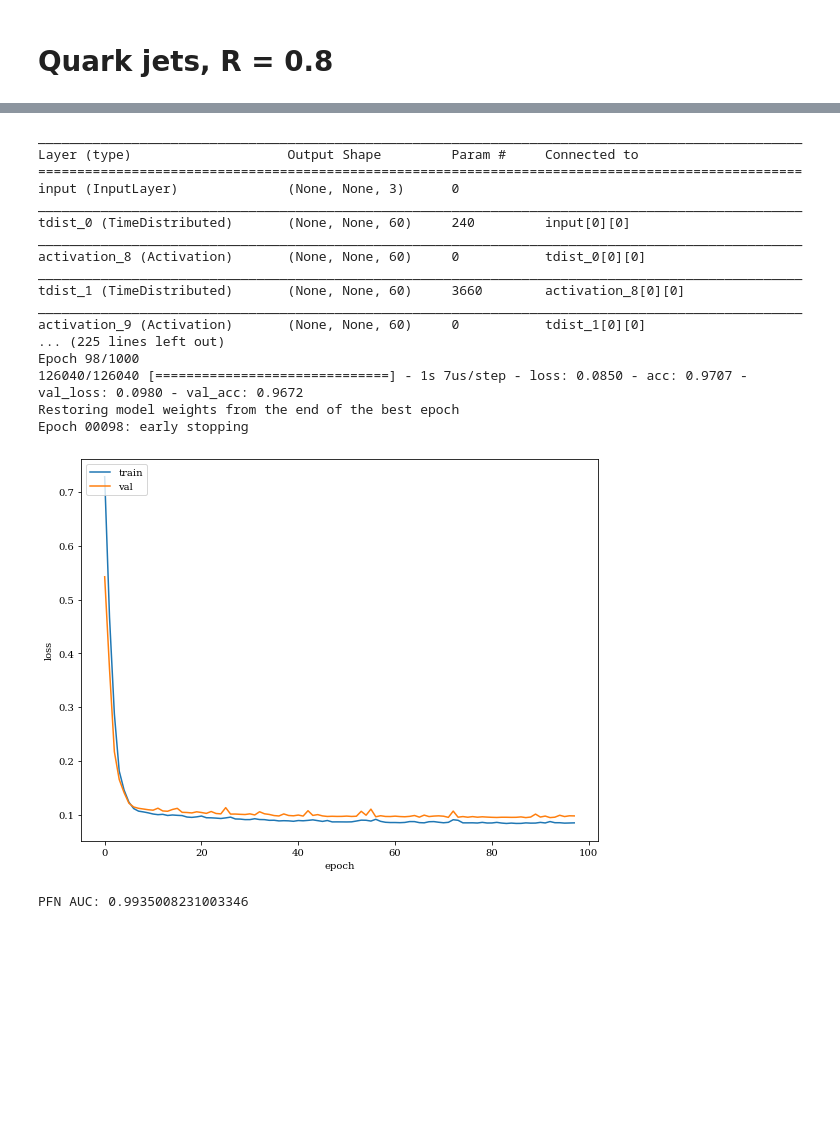
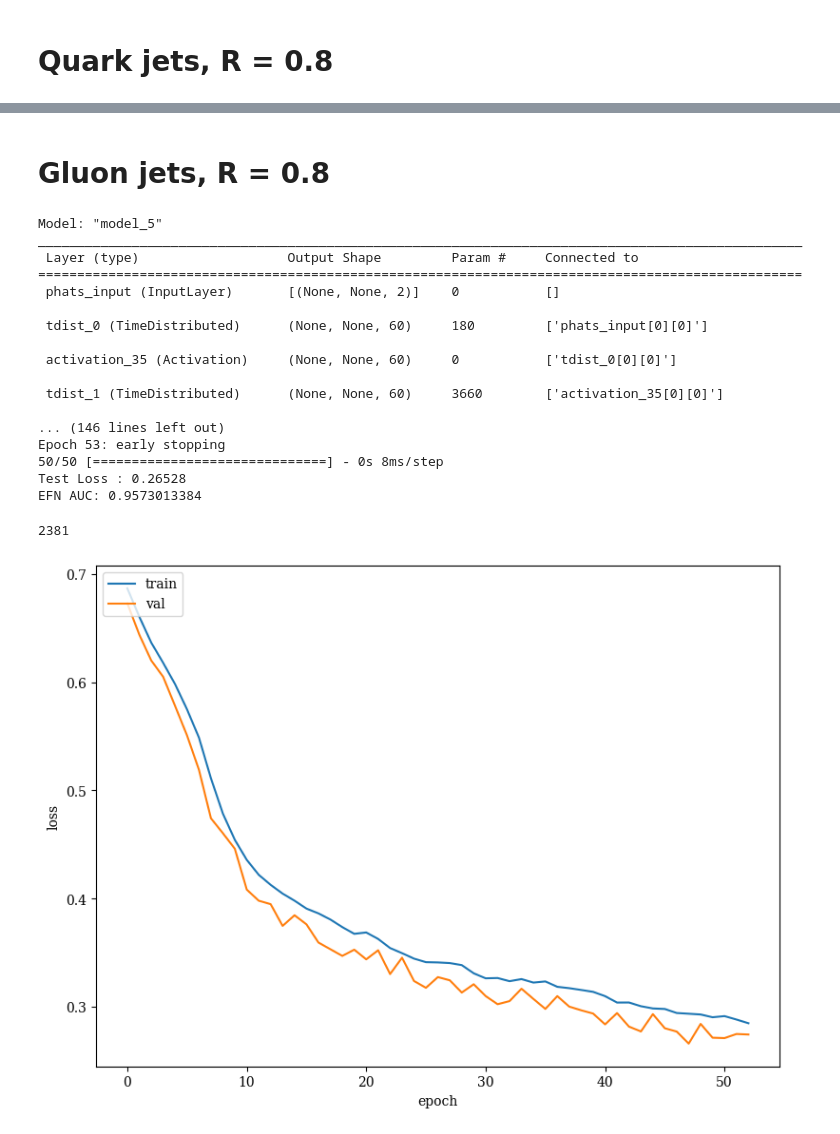
Before and after one commit to SamBT/safeUncalculable, a Jupyter notebook: trainEFN.ipynb, the cells around one changed output, grey strips where cells are left out. Cells and saved outputs as stored; diff of their text form; code cells hidden in the pictures; blank space fills up the shorter version.

```diff
--- a/trainEFN.ipynb
+++ b/trainEFN.ipynb
@@ -72,0 +190,2 @@ plt.savefig("EFN_PartonHadronRatio_qJets.pdf")
+# %% [markdown]
+# Gluon jets, R = 0.8
@@ -73,30 +220,43 @@ plt.savefig("EFN_PartonHadronRatio_qJets.pdf")
 # %%
-# PFN
+# Regular EFN, no spectral normalization
+loss = BinaryCrossentropy(from_logits=False)
 model_kwargs = {"Phi_sizes":(60,60,60), "F_sizes":(80,80,80),
-                "input_dim":3,
+                "F_dropouts":0.1,
+                "input_dim":2,
                 "output_dim":1,"output_act":"sigmoid",
-                "patience":10,
-                "loss":"binary_crossentropy",
+                "patience":5,
+                "optimizer":Adam(1e-3),
+                "loss":loss,
                 "summary":True}
-train_kwargs = {"epochs":1000,"verbose":1,"batch_size":10000}
-pfn, auc, pfn_fp, pfn_tp, threshs = train_pfn("h2qq_R0.8_mH500_softDrop.h5",model_kwargs,train_kwargs,plot=True)
+model_kwargs['spectral'] = False
+train_kwargs = {"epochs":100,"verbose":1,"batch_size":128}
+efn, auc, efn_fp, efn_tp, threshs = train_efn((train,train_labels),
+                                              (test,test_labels),
+                                              (val,val_labels),
+                                              model_kwargs,
+                                              train_kwargs,
+                                              plot=True)
+efn_name = "keras_models/gjet_EFN_zpT_iter10.keras"
+efn.save(efn_name)
+del efn
+gc.collect()
 # %% [output]
+Model: "model_5"
 __________________________________________________________________________________________________
-Layer (type)                    Output Shape         Param #     Connected to
+ Layer (type)                   Output Shape         Param #     Connected to
 ==================================================================================================
-input (InputLayer)              (None, None, 3)      0
-__________________________________________________________________________________________________
-tdist_0 (TimeDistributed)       (None, None, 60)     240         input[0][0]
-__________________________________________________________________________________________________
-activation_8 (Activation)       (None, None, 60)     0           tdist_0[0][0]
-__________________________________________________________________________________________________
-tdist_1 (TimeDistributed)       (None, None, 60)     3660        activation_8[0][0]
-__________________________________________________________________________________________________
-activation_9 (Activation)       (None, None, 60)     0           tdist_1[0][0]
-... (225 lines left out)
-Epoch 98/1000
-126040/126040 [==============================] - 1s 7us/step - loss: 0.0850 - acc: 0.9707 - val_loss: 0.0980 - val_acc: 0.9672
-Restoring model weights from the end of the best epoch
-Epoch 00098: early stopping
+ phats_input (InputLayer)       [(None, None, 2)]    0           []
+
+ tdist_0 (TimeDistributed)      (None, None, 60)     180         ['phats_input[0][0]']
+
+ activation_35 (Activation)     (None, None, 60)     0           ['tdist_0[0][0]']
+
+ tdist_1 (TimeDistributed)      (None, None, 60)     3660        ['activation_35[0][0]']
+
+... (146 lines left out)
+Epoch 53: early stopping
+50/50 [==============================] - 0s 8ms/step
+Test Loss : 0.26528
+EFN AUC: 0.9573013384
+2381
-[figure, old version]
+[figure, new version]
-PFN AUC: 0.9935008231003346
```
Also changed, not shown: parts of 14 cells of this notebook, 12 other files.
